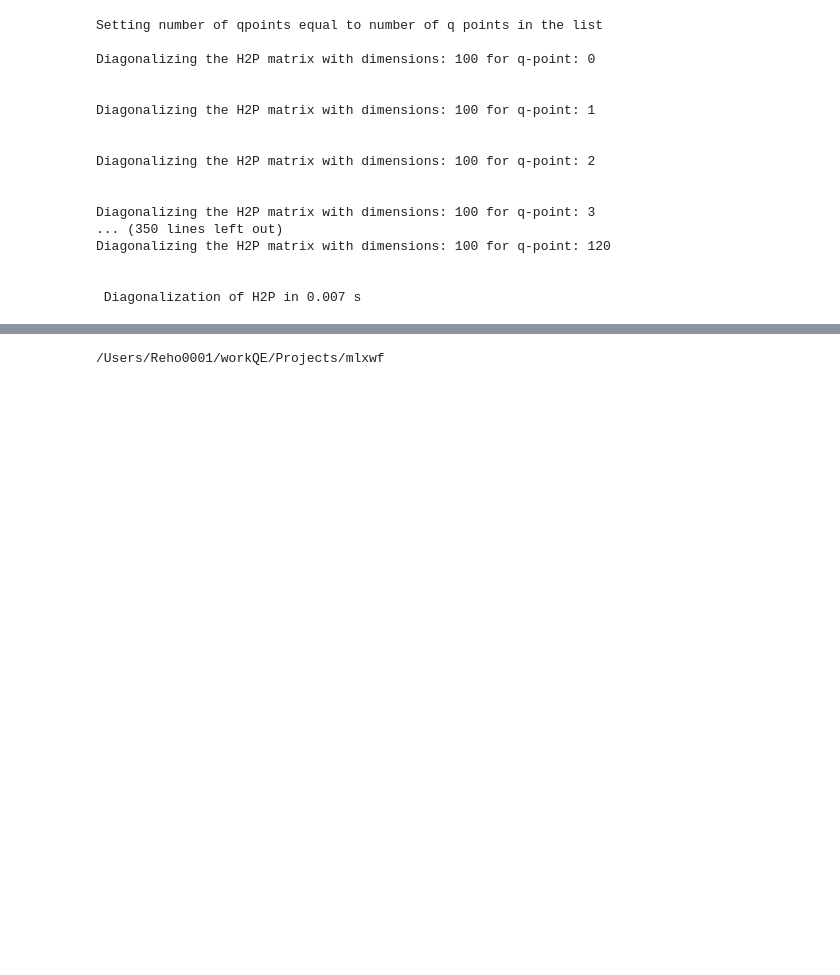
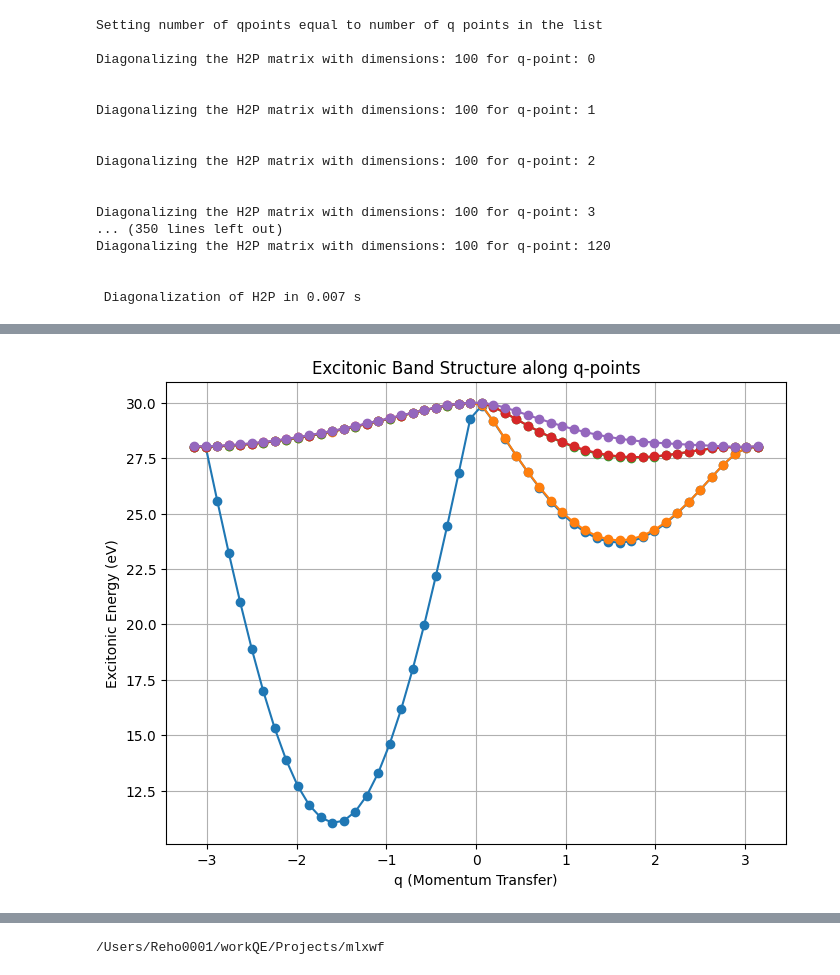
Before and after one commit to rreho/yambopy, a Jupyter notebook: wann_tests/2bands_model.ipynb, the cells around one changed output, grey strips where cells are left out. Cells and saved outputs as stored; diff of their text form; code cells hidden in the pictures; blank space fills up the shorter version.

```diff
--- a/wann_tests/2bands_model.ipynb
+++ b/wann_tests/2bands_model.ipynb
@@ -360,0 +451,64 @@ array([-2.23606798+0.j,  2.23606798+0.j])
+# %%
+import numpy as np
+from scipy.linalg import eigh
+import matplotlib.pyplot as plt
+
+# Parameters
+t_v = 1.0  # Bandwidth for valence band (eV)
+t_c = 1.5  # Bandwidth for conduction band (eV)
+V_direct = 10.0  # Direct Coulomb interaction (eV)
+W_screened = -0.6  # Screened Coulomb interaction (eV)
+k_points = np.linspace(-np.pi, np.pi, 100)  # Discrete k-points in 1D
+
+# Define the dispersion relations
+def epsilon_v(k):
+    return 10.0 + t_v * np.cos(k)
+
+def epsilon_c(k):
+    return 40.5 + t_c * np.cos(k)
+
+# Define the BSE kernel (simplified)
+def BSE_kernel(k, k_prime, q):
+    return V_direct * np.cos(k - k_prime) + W_screened * np.cos(k + q - k_prime)
+
+# List of q-points along which we compute the band structure
+q_points = np.linspace(-np.pi, np.pi, 50)
+
+# Container for excitonic energies
+excitonic_energies = np.zeros((len(q_points),len(k_points)))
+
+# Loop over q-points to compute the excitonic energies
+for iq,q_point in enumerate(q_points):
+    # Construct the BSE Hamiltonian for the current q-point
+    H_BSE_res = np.zeros((len(k_points), len(k_points)))
+
+    for i, k in enumerate(k_points):
+        for j, k_prime in enumerate(k_points):
+            # Quasiparticle energy difference
+            Delta_E_kq = epsilon_c(k + q_point) - epsilon_v(k)
+            # BSE kernel
+            K_kq = BSE_kernel(k, k_prime, q_point)
+            # Fill the Hamiltonian matrix
+            H_BSE_res[i, j] = Delta_E_kq * (i == j) + K_kq
+
+    # Diagonalize the BSE Hamiltonian to find excitonic states
+    E_exciton, psi_exciton = eigh(H_BSE_res)
+
+    # Store the lowest excitonic energy for this q-point
+    excitonic_energies[iq,:] = E_exciton[:]  # Save the lowest exciton energy
+
+# Convert to numpy array for plotting
+excitonic_energies = np.array(excitonic_energies)
+
+# Plotting the band structure along q-points
+plt.figure(figsize=(8, 6))
+plt.plot(q_points, excitonic_energies[:,:5], 'o-')#, label='Excitonic Band')
+plt.xlabel('q (Momentum Transfer)')
+plt.ylabel('Excitonic Energy (eV)')
+plt.title('Excitonic Band Structure along q-points')
+plt.grid(True)
+#plt.ylim([0,10])
+#plt.legend()
+plt.show()
+# %% [output]
+[figure, added]
```
Also changed, not shown: parts of 22 cells of this notebook, 2 other files.
